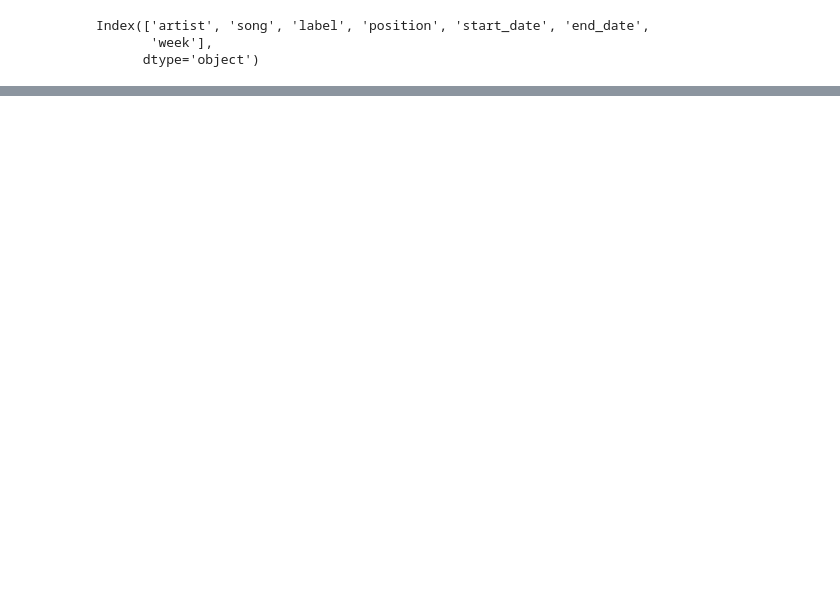
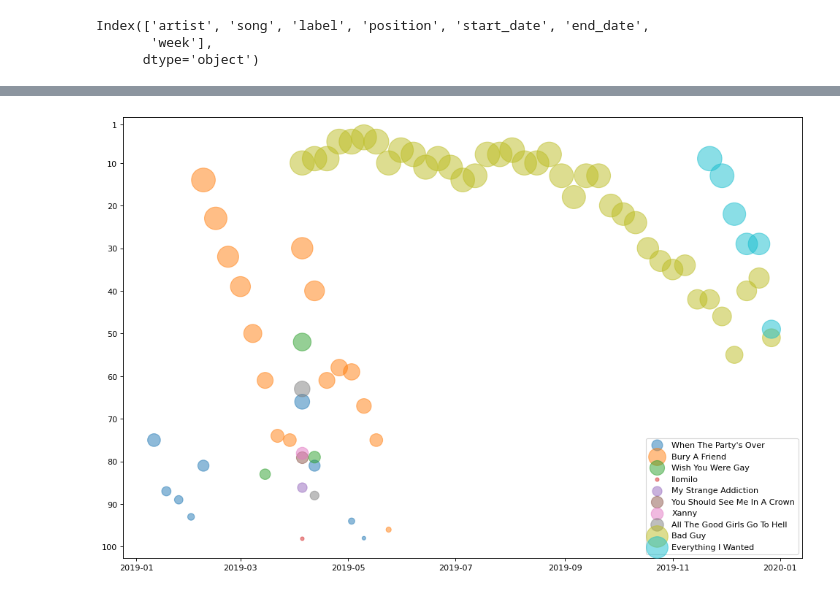
Before and after one commit to ninathumser/German-Top100, a Jupyter notebook: German-Top100-Analysis.ipynb, the cells around one changed output, grey strips where cells are left out. Saved outputs shown, nothing was run; the diff lists cells and outputs as text; code cells hidden in the pictures; blank space fills up the shorter version.

```diff
--- a/German-Top100-Analysis.ipynb
+++ b/German-Top100-Analysis.ipynb
@@ -45,0 +107,25 @@ Index(['artist', 'song', 'label', 'position', 'start_date', 'end_date',
+# %%
+def info_artist(artist_name):
+    df = charts[charts['artist'] == artist_name].sort_values(by='start_date').copy()
+    tracks = df.song.unique()
+    plt.figure(figsize=(15, 10), dpi=80, facecolor='w', edgecolor='k')
+
+    for track in tracks:
+        x = df[df['song'] == track]['start_date']
+        y = df[df['song'] == track]['position']
+        plt.scatter(x, y,
+                 marker='o', s=1000-y*10, alpha=.5,
+                 label=track)
+
+    plt.yticks(np.array([1, 10, 20, 30, 40, 50, 60, 70, 80, 90, 100]))
+
+    plt.legend(numpoints=1)
+
+    ax = plt.gca()
+    ax.invert_yaxis()
+
+    plt.show()
+# %%
+info_artist('Billie Eilish')
+# %% [output]
+[figure, added]
```
Also changed, not shown: parts of 9 cells of this notebook.
